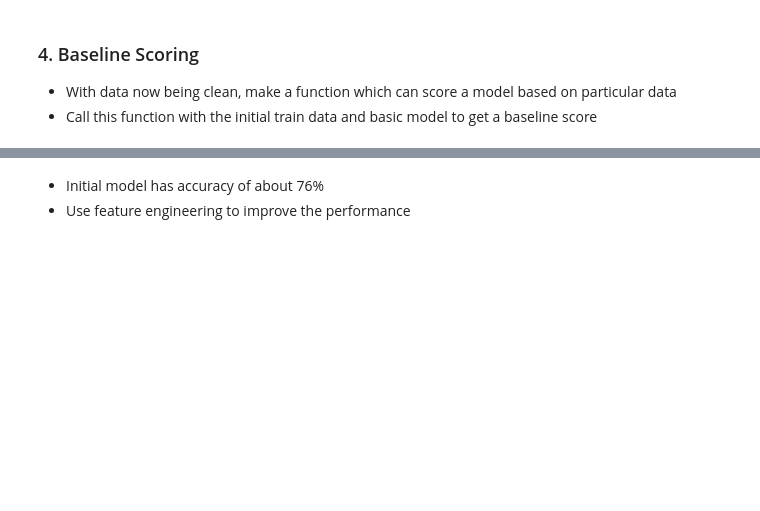
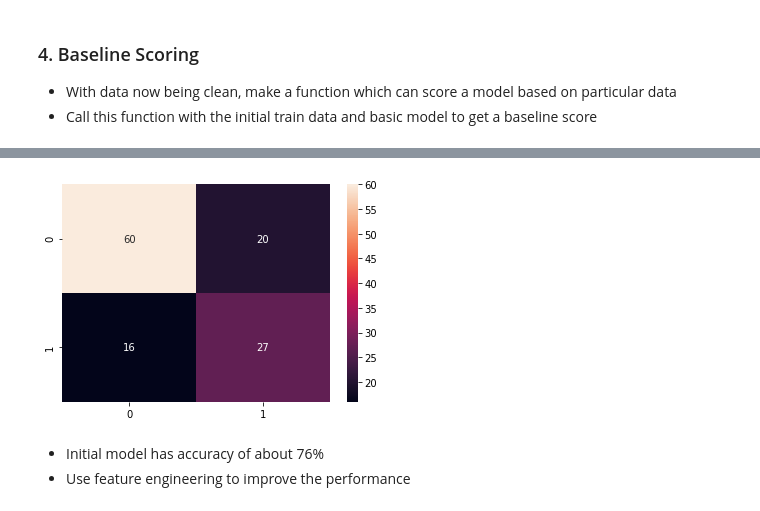
Before and after one commit to nico-palmar/ML_notebooks, a Jupyter notebook: xgb-diabetic-predictions.ipynb, the cells around one changed output, grey strips where cells are left out. Cells and saved outputs as stored; diff of their text form; code cells hidden in the pictures; blank space fills up the shorter version.

Commit message:
finalize feature engineering pipeline

```diff
--- a/xgb-diabetic-predictions.ipynb
+++ b/xgb-diabetic-predictions.ipynb
@@ -412 +429,28 @@ def score_pipeline_model(X, y, pipeline, scoring):
+# %%
+from sklearn.metrics import confusion_matrix
+
+def get_preds(X: pd.DataFrame, y: pd.Series, pipeline: Pipeline,
+                            X_test: pd.DataFrame = None, y_test: pd.DataFrame = None) -> Tuple[pd.Series, np.ndarray]:
+    """Fit a pipeline and create predictions
+
+    Args:
+        X: Either the entire dataframe or the training dataframe (if X_test is also passed)
+        y: Either the entire predictions or the training predictions (if y_test is also passed)
+        pipeline: The pipeline to fit the data on
+        X_test: Df containing test data
+        y_test: Series containing test outcomes
+
+    Returns:
+        A tuple containing the true outcomes and the predictions
+    """
+    if X_test == None and y_test == None:
+        X_train, X_test, y_train, y_test = train_test_split(X, y, test_size=0.2, stratify=y, random_state=88)
+    else:
+        X_train, y_train = X, y
+
+    pipeline.fit(X_train, y_train)
+
+    preds = pipeline.predict(X_test)
+
+    return (y_test, preds)
 # %%
@@ -436,0 +461,3 @@ print(roc_auc)
+# %%
+outcome, basic_predictions = get_preds(df_train, y_train, basic_pipeline)
+print(classification_report(outcome, basic_predictions))
@@ -437,3 +473,9 @@ print(roc_auc)
+# %%
+from sklearn.metrics import confusion_matrix
+cm = confusion_matrix(outcome, basic_predictions)
+ax = sns.heatmap(cm, annot=True)
+# %% [output]
+[figure, added]
 # %%
 
 # from sklearn.metrics import classification_report, roc_auc_score
```
Also changed, not shown: parts of 26 cells of this notebook.
